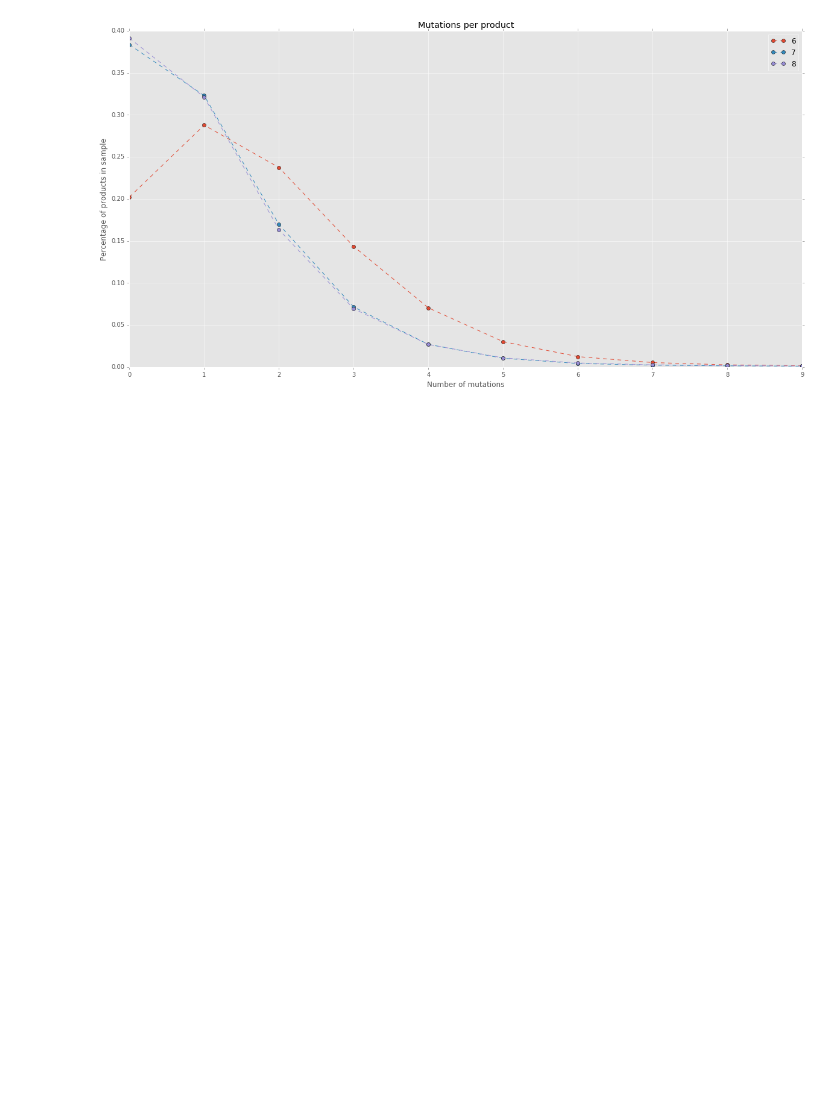
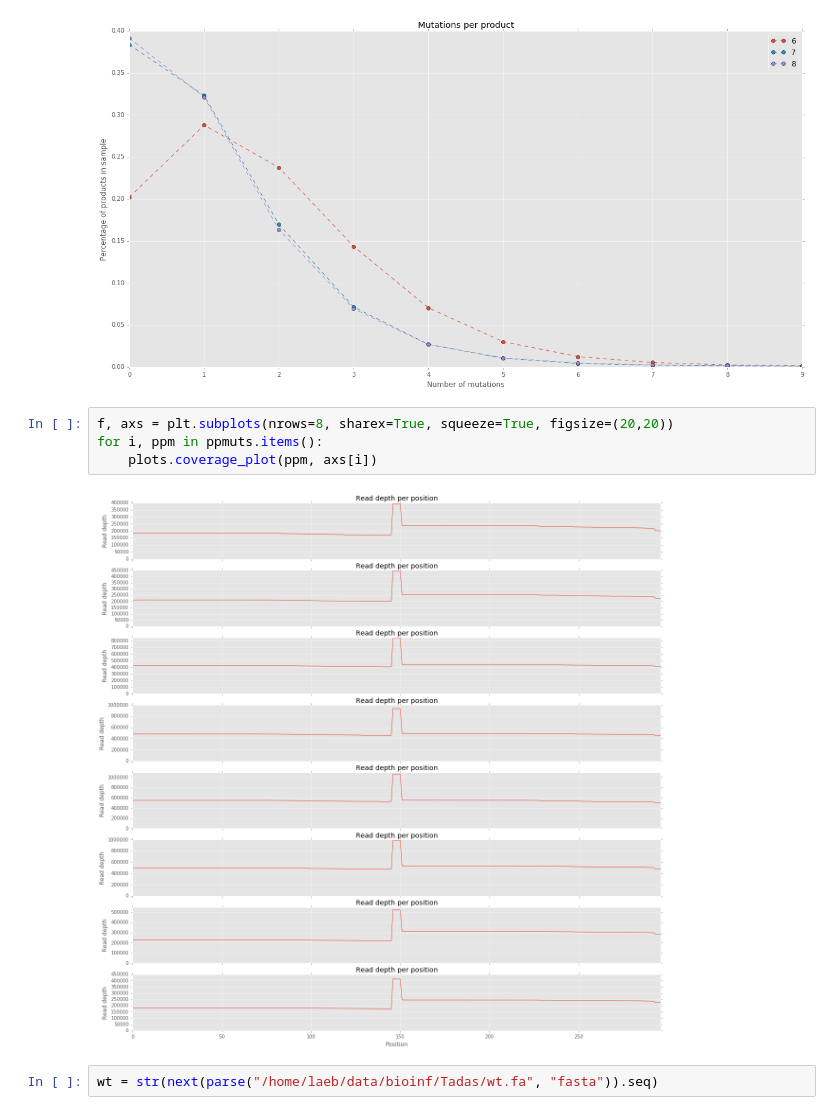
Before and after one commit to cfblaeb/mutfreq, a Jupyter notebook: tadas.ipynb, the cells around one changed output. Drawn from its saved outputs; the diff is of its cells as text; blank space fills up the shorter version.

```diff
--- a/tadas.ipynb
+++ b/tadas.ipynb
@@ -127,3 +114,11 @@ plt.ylabel("Percentage of products in sample")
 # %% [output]
 <matplotlib.text.Text at 0x...>
 [figure]
+# %%
+f, axs = plt.subplots(nrows=8, sharex=True, squeeze=True, figsize=(20,20))
+for i, ppm in ppmuts.items():
+    plots.coverage_plot(ppm, axs[i])
+# %% [output]
+[figure, added]
+# %%
+wt = str(next(parse("/home/laeb/data/bioinf/Tadas/wt.fa", "fasta")).seq)
```
Also changed, not shown: parts of 5 cells of this notebook, 1 other file.
